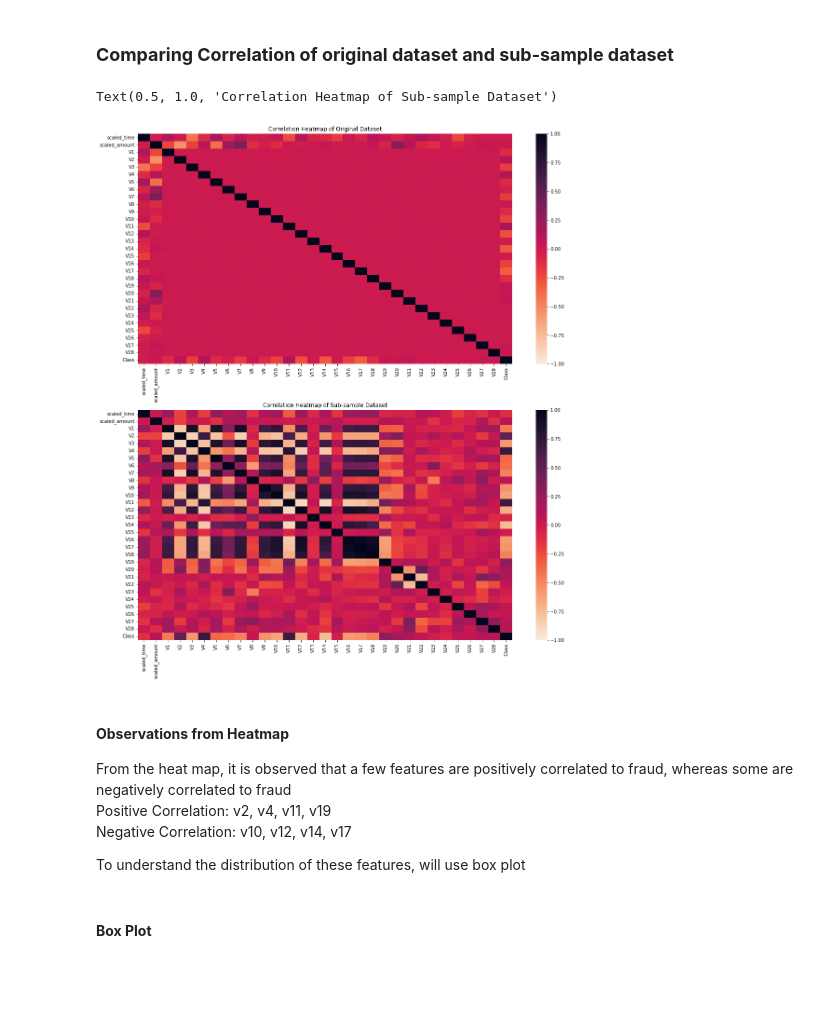
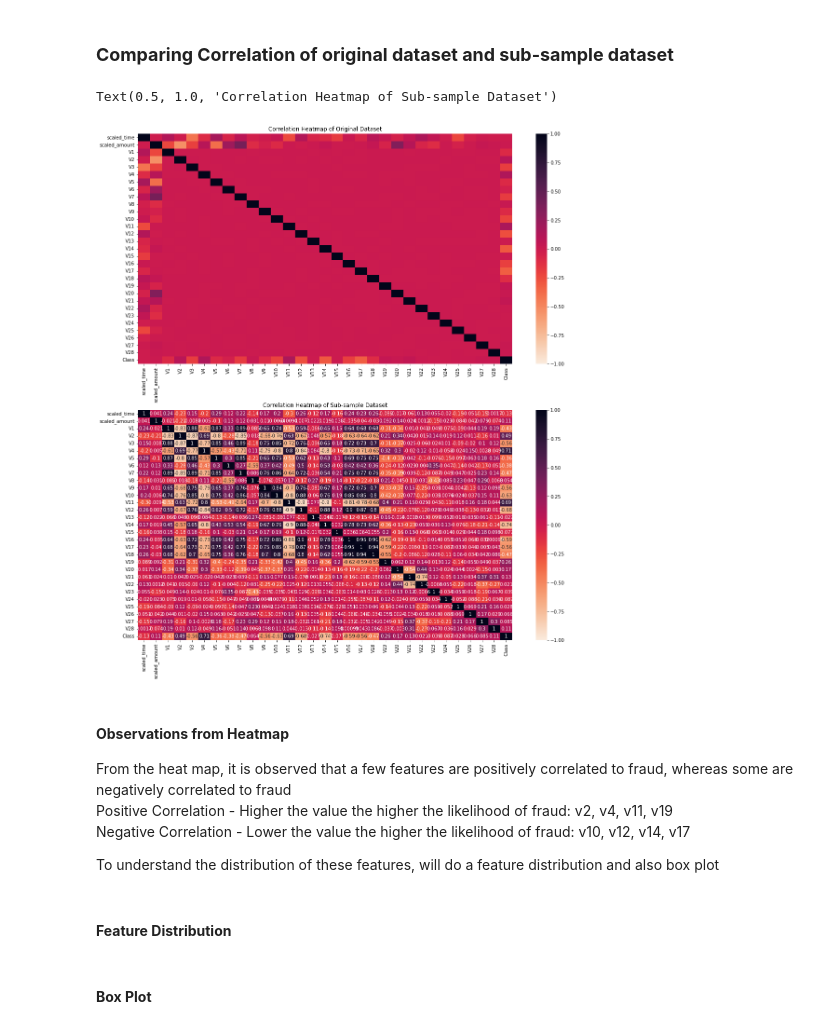
Before and after one commit to fookaixiong/Credit-Card-Fraud-Project, a Jupyter notebook: credit-card-fraud-detection.ipynb, the cells around one changed output. Drawn from its saved outputs; the diff is of its cells as text; code cells hidden in the pictures; blank space fills up the shorter version.

Commit message:
Kaggle Notebook | Credit Card Fraud Detection | Version 10

```diff
--- a/credit-card-fraud-detection.ipynb
+++ b/credit-card-fraud-detection.ipynb
@@ -217,23 +217,25 @@ plt.show()
 # %%
 fig = plt.figure(figsize = (18,20))
 ax1 = fig.add_subplot(2,1,1)
 ax2 = fig.add_subplot(2,1,2)
 
 sns.heatmap(df1_scaled.corr(),ax=ax1, cmap = "rocket_r",vmin = -1, vmax = 1)
 ax1.set_title("Correlation Heatmap of Original Dataset")
 
-sns.heatmap(df2.corr(),ax=ax2, cmap = "rocket_r", vmin = -1, vmax = 1)
+sns.heatmap(df2.corr(),ax=ax2, cmap = "rocket_r", vmin = -1, vmax = 1,annot=True)
 ax2.set_title("Correlation Heatmap of Sub-sample Dataset")
 # %% [output]
 Text(0.5, 1.0, 'Correlation Heatmap of Sub-sample Dataset')
-[figure, old version]
+[figure, new version]
 # %% [markdown]
 #### **Observations from Heatmap**
 From the heat map, it is observed that a few features are positively correlated to fraud, whereas some are negatively correlated to fraud\
-Positive Correlation: v2, v4, v11, v19\
-Negative Correlation: v10, v12, v14, v17
+Positive Correlation - Higher the value the higher the likelihood of fraud: v2, v4, v11, v19\
+Negative Correlation - Lower the value the higher the likelihood of fraud: v10, v12, v14, v17
 
-To understand the distribution of these features, will use box plot
+To understand the distribution of these features, will do a feature distribution and also box plot
+# %% [markdown]
+#### **Feature Distribution**
 # %% [markdown]
 #### **Box Plot**
 # %%
```
Also changed, not shown: parts of 5 cells of this notebook.
